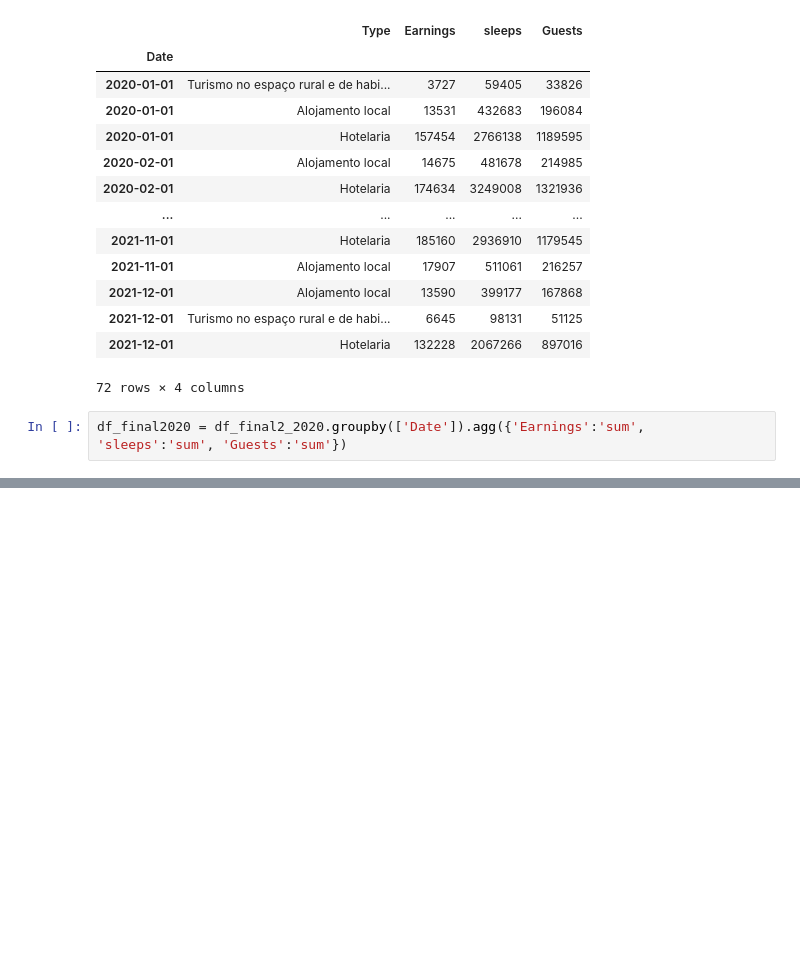
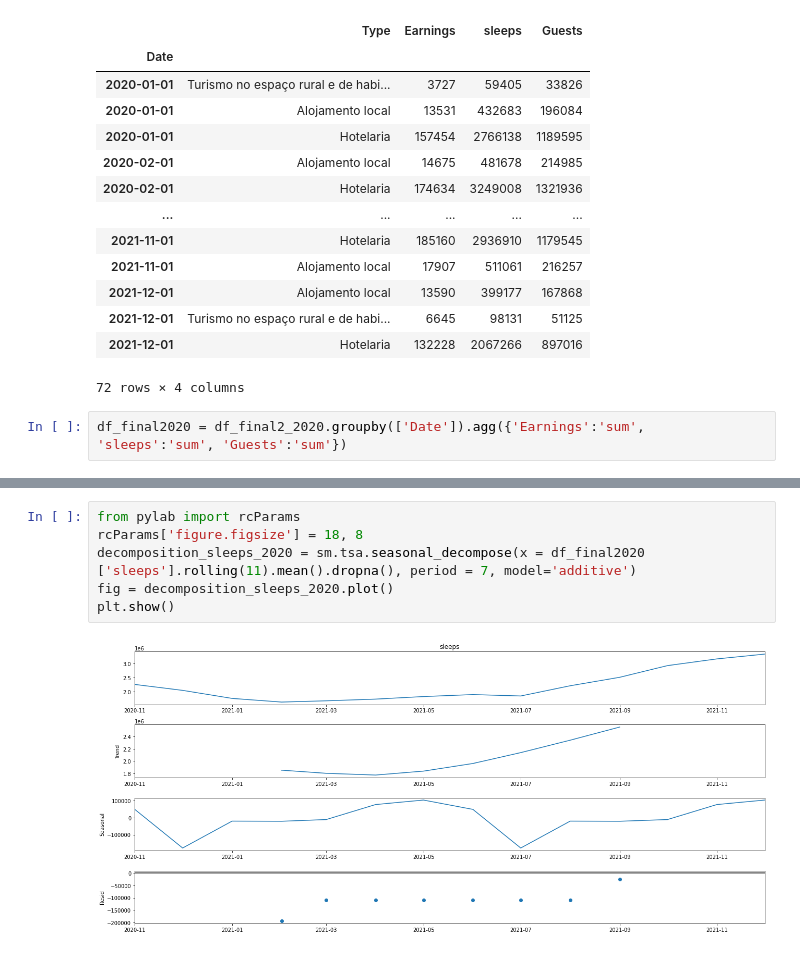
Before and after one commit to LuisaPolicarpo/Project5, a Jupyter notebook: Time_series_s_e_g.ipynb, the cells around one changed output, grey strips where cells are left out. Cells and saved outputs as stored; diff of their text form; blank space fills up the shorter version.

```diff
--- a/Time_series_s_e_g.ipynb
+++ b/Time_series_s_e_g.ipynb
@@ -851,0 +858,8 @@ df_final2020 = df_final2_2020.groupby(['Date']).agg({'Earnings':'sum', 'sleeps':
+# %%
+from pylab import rcParams
+rcParams['figure.figsize'] = 18, 8
+decomposition_sleeps_2020 = sm.tsa.seasonal_decompose(x = df_final2020 ['sleeps'].rolling(11).mean().dropna(), period = 7, model='additive')
+fig = decomposition_sleeps_2020.plot()
+plt.show()
+# %% [output]
+[figure, added]
```
Also changed, not shown: parts of 7 cells of this notebook.
